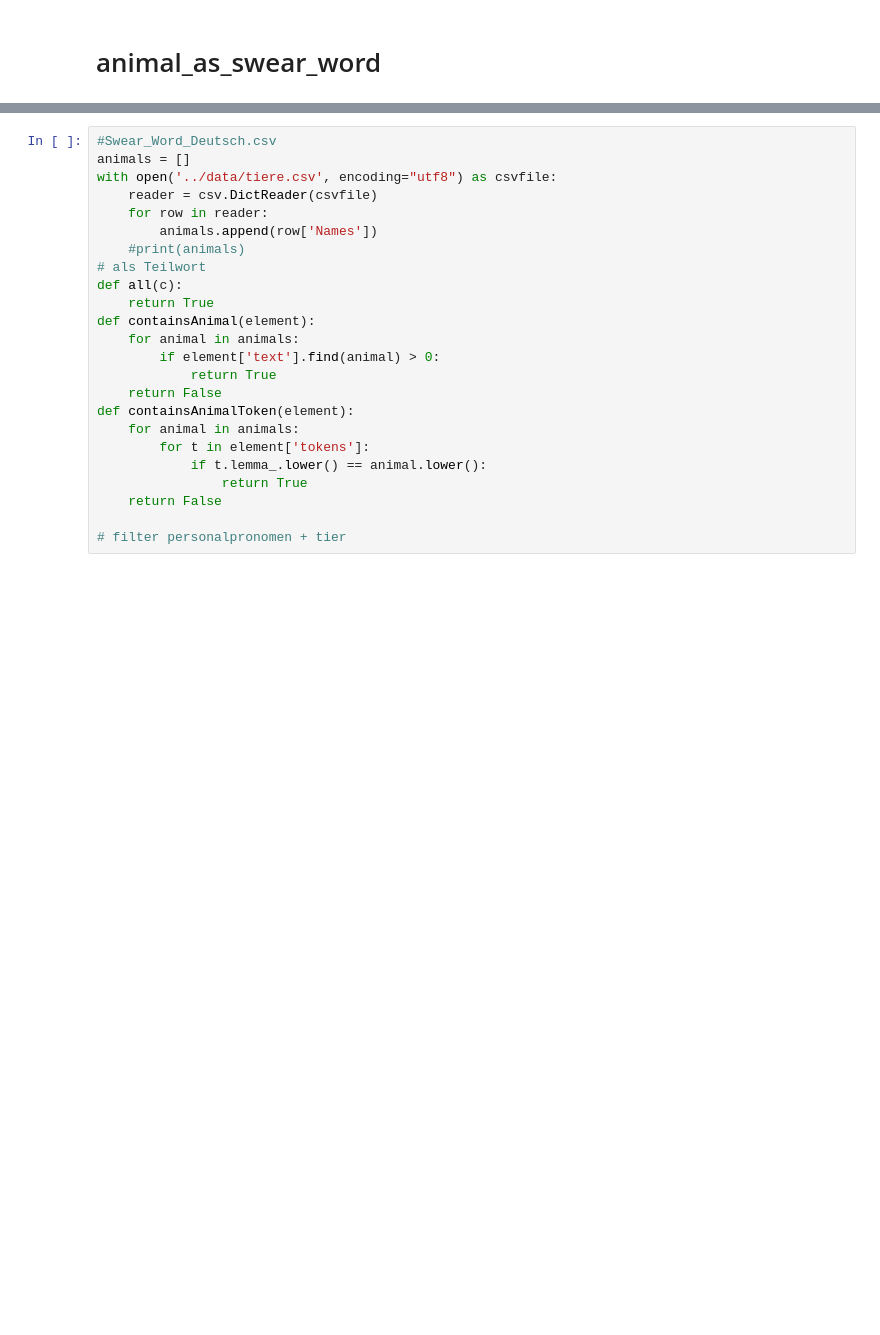
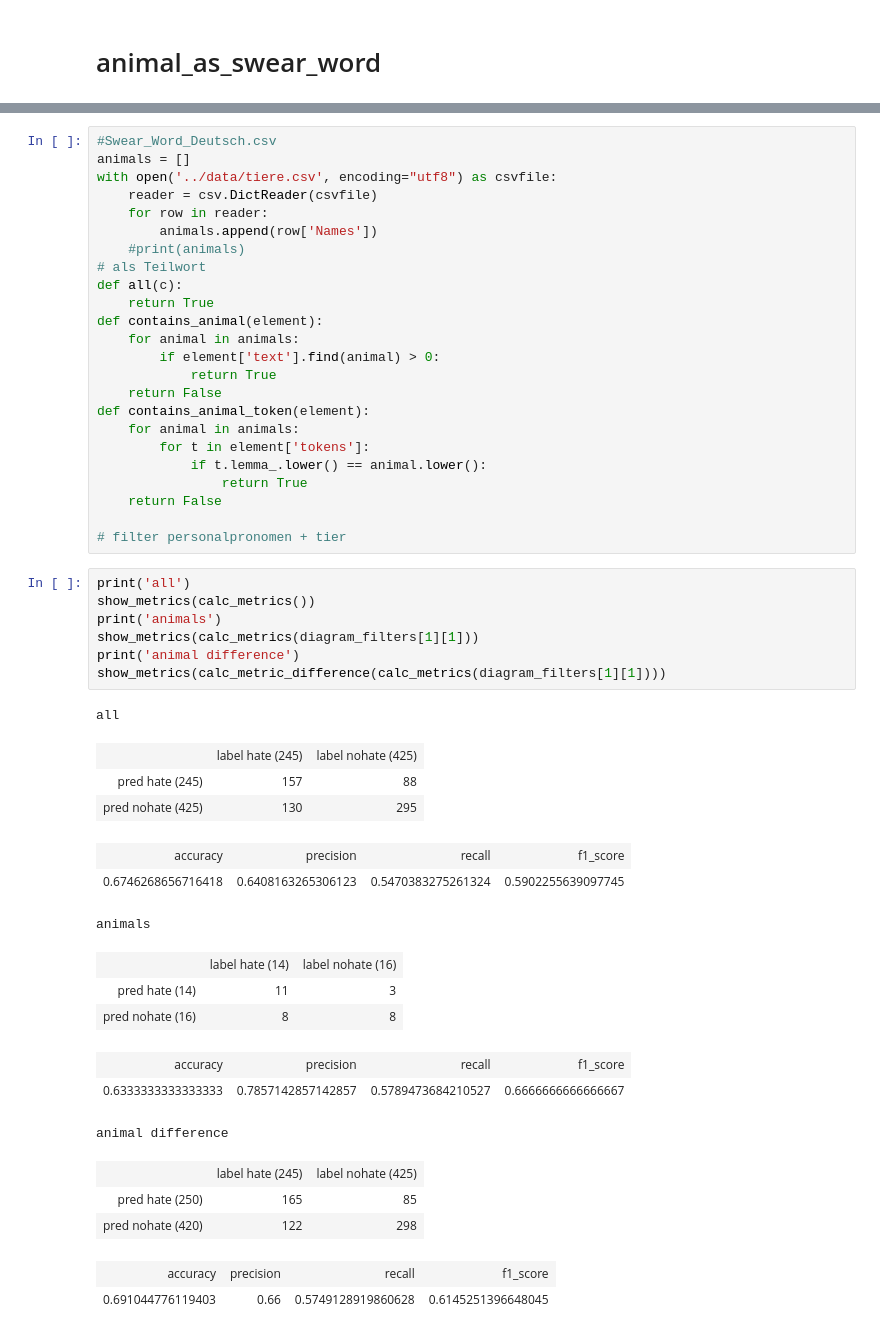
Before and after one commit to AmmonStretz/noHateErrorClasses, a Jupyter notebook: error_classes/animal_as_swear_word.ipynb, the cells around one changed output, grey strips where cells are left out. Saved outputs shown, nothing was run; the diff lists cells and outputs as text; blank space fills up the shorter version.

```diff
--- a/error_classes/animal_as_swear_word.ipynb
+++ b/error_classes/animal_as_swear_word.ipynb
@@ -22,12 +22,12 @@ with open('../data/tiere.csv', encoding="utf8") as csvfile:
 # als Teilwort
 def all(c):
     return True
-def containsAnimal(element):
+def contains_animal(element):
     for animal in animals:
         if element['text'].find(animal) > 0:
             return True
     return False
-def containsAnimalToken(element):
+def contains_animal_token(element):
     for animal in animals:
         for t in element['tokens']:
             if t.lemma_.lower() == animal.lower():
@@ -35,4 +35,30 @@ def containsAnimalToken(element):
     return False
 
 # filter personalpronomen + tier
+# %%
+print('all')
+show_metrics(calc_metrics())
+print('animals')
+show_metrics(calc_metrics(diagram_filters[1][1]))
+print('animal difference')
+show_metrics(calc_metric_difference(calc_metrics(diagram_filters[1][1])))
+# %% [output]
+all
+|  | label hate (245) | label nohate (425) |
+| pred hate (245) | 157 | 88 |
+| pred nohate (425) | 130 | 295 |
+| accuracy | precision | recall | f1_score |
+| 0.6746268656716418 | 0.6408163265306123 | 0.5470383275261324 | 0.5902255639097745 |
+animals
+|  | label hate (14) | label nohate (16) |
+| pred hate (14) | 11 | 3 |
+| pred nohate (16) | 8 | 8 |
+| accuracy | precision | recall | f1_score |
+| 0.6333333333333333 | 0.7857142857142857 | 0.5789473684210527 | 0.6666666666666667 |
+animal difference
+|  | label hate (245) | label nohate (425) |
+| pred hate (250) | 165 | 85 |
+| pred nohate (420) | 122 | 298 |
+| accuracy | precision | recall | f1_score |
+| 0.691044776119403 | 0.66 | 0.5749128919860628 | 0.6145251396648045 |
 # %%
```
Also changed, not shown: parts of 6 cells of this notebook, 5 other files.
